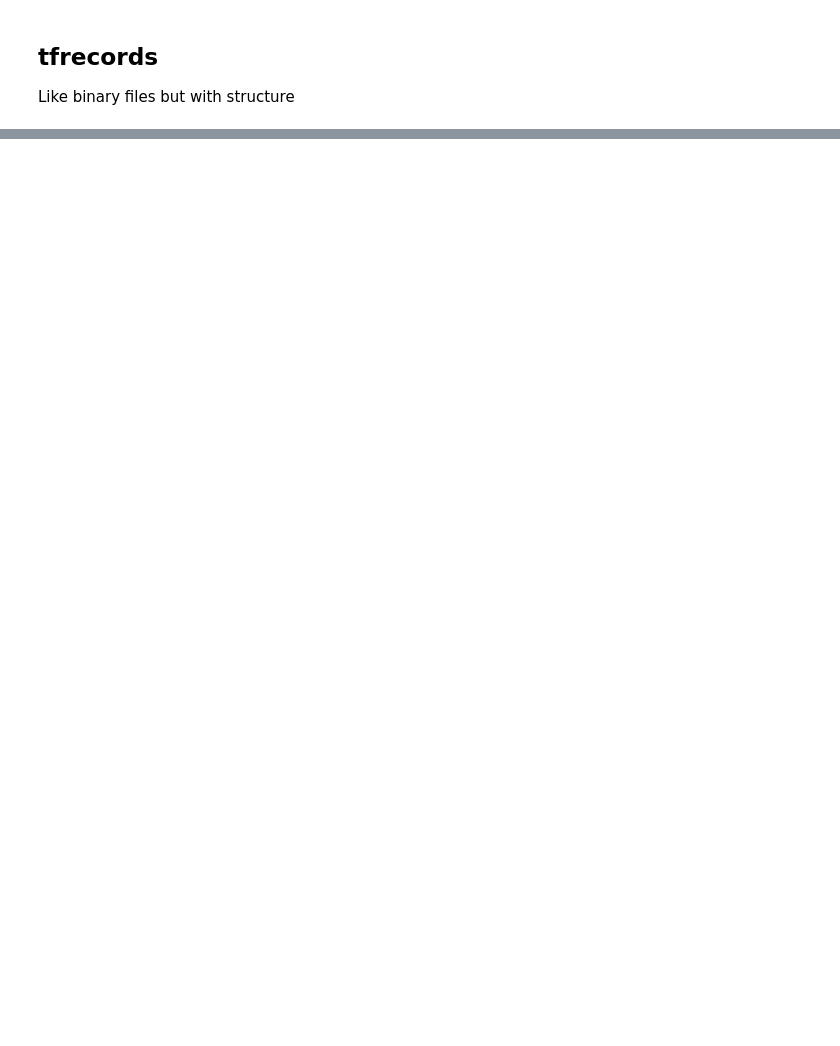
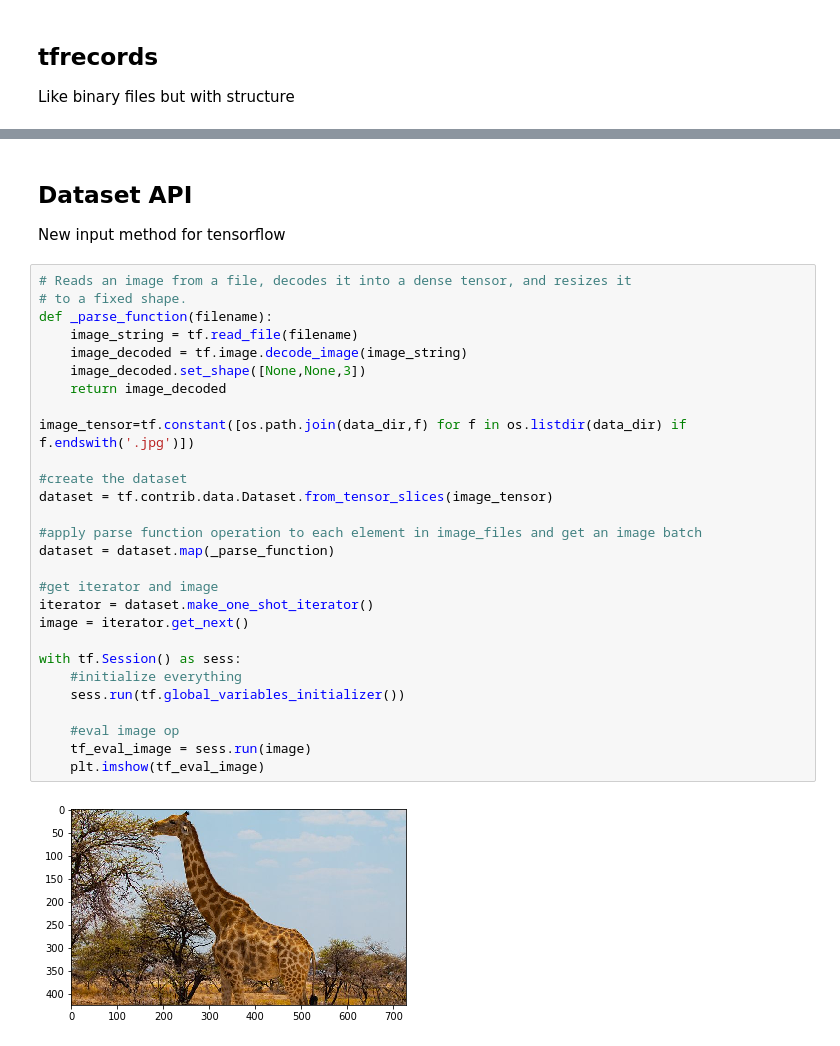
Before and after one commit to AlessioTonioni/TensorFlow-Intro, a Jupyter notebook: Inputs_types.ipynb, the cells around one changed output, grey strips where cells are left out. Cells and saved outputs as stored; diff of their text form; blank space fills up the shorter version.

Commit message:
update for tensorflow 1.3 and dataset api

```diff
--- a/Inputs_types.ipynb
+++ b/Inputs_types.ipynb
@@ -137,0 +156,34 @@ with tf.Session() as sess:
+# %% [markdown]
+## Dataset API
+
+New input method for tensorflow
+# %%
+# Reads an image from a file, decodes it into a dense tensor, and resizes it
+# to a fixed shape.
+def _parse_function(filename):
+    image_string = tf.read_file(filename)
+    image_decoded = tf.image.decode_image(image_string)
+    image_decoded.set_shape([None,None,3])
+    return image_decoded
+
+image_tensor=tf.constant([os.path.join(data_dir,f) for f in os.listdir(data_dir) if f.endswith('.jpg')])
+
+#create the dataset
+dataset = tf.contrib.data.Dataset.from_tensor_slices(image_tensor)
+
+#apply parse function operation to each element in image_files and get an image batch
+dataset = dataset.map(_parse_function)
+
+#get iterator and image
+iterator = dataset.make_one_shot_iterator()
+image = iterator.get_next()
+
+with tf.Session() as sess:
+    #initialize everything
+    sess.run(tf.global_variables_initializer())
+
+    #eval image op
+    tf_eval_image = sess.run(image)
+    plt.imshow(tf_eval_image)
+# %% [output]
+[figure, added]
```
Also changed, not shown: parts of 4 cells of this notebook, 4 other files.
